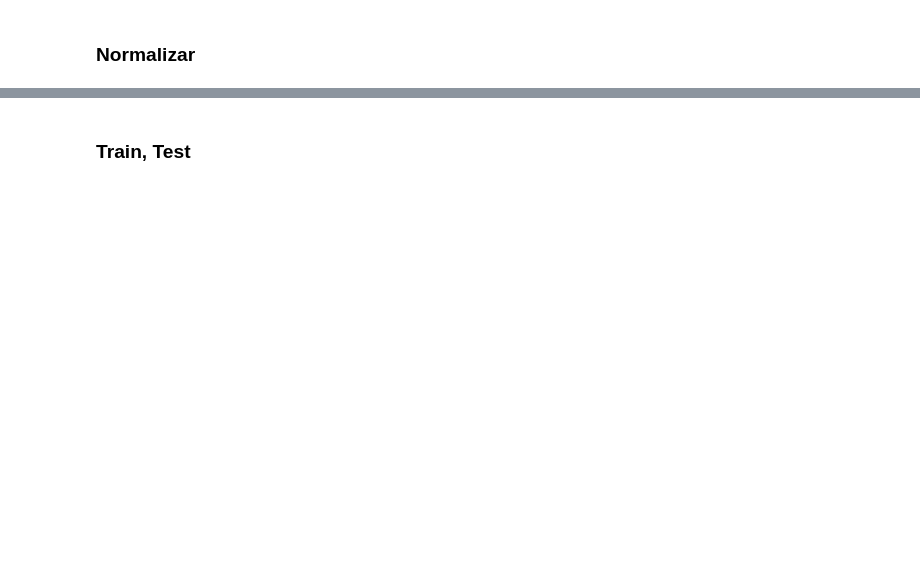
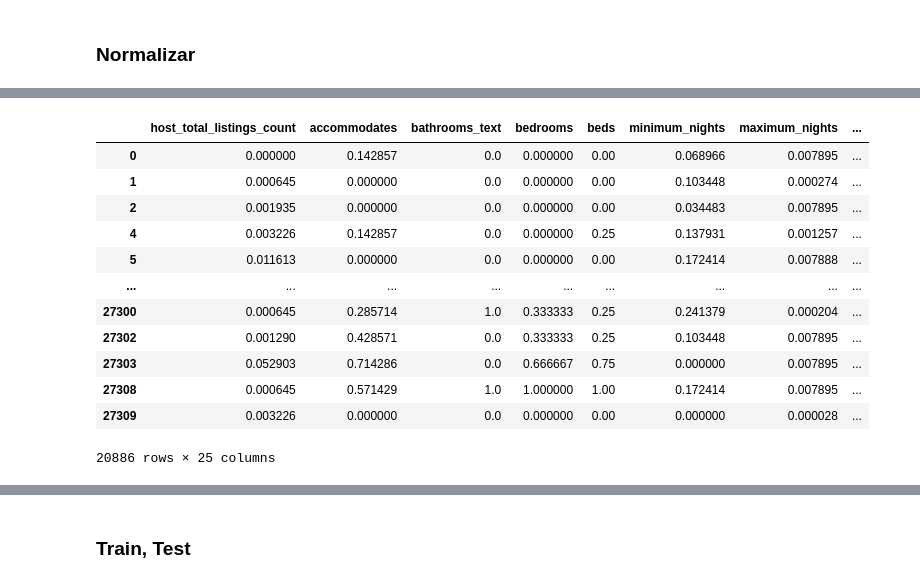
Before and after one commit to coisigna/dsb_p2_airbnb_price_predictor, a Jupyter notebook: ipynbs/Europa_airbnb_Dani.ipynb, the cells around one changed output, grey strips where cells are left out. Cells and saved outputs as stored; diff of their text form; code cells hidden in the pictures; blank space fills up the shorter version.

```diff
--- a/ipynbs/Europa_airbnb_Dani.ipynb
+++ b/ipynbs/Europa_airbnb_Dani.ipynb
@@ -346,6 +399,8 @@ df["price"] = y_scaler.fit_transform(df[["price"]]).flatten()
 df.drop(["host_id", "id", "latitude", "longitude"], axis = 1, inplace = True)
 # %%
 df.drop(["instant_bookable", "host_verifications"], axis = 1, inplace = True)
+# %%
+df.dropna(inplace=True)
 # %%
 df.columns
 # %% [output]
@@ -357,4 +414,20 @@ Index(['host_total_listings_count', 'accommodates', 'bathrooms_text',
       dtype='object')
+# %%
+df
+# %% [output]
+|  | host_total_listings_count | accommodates | bathrooms_text | bedrooms | beds | minimum_nights | maximum_nights | ... |
+| 0 | 0.000000 | 0.142857 | 0.0 | 0.000000 | 0.00 | 0.068966 | 0.007895 | ... |
+| 1 | 0.000645 | 0.000000 | 0.0 | 0.000000 | 0.00 | 0.103448 | 0.000274 | ... |
+| 2 | 0.001935 | 0.000000 | 0.0 | 0.000000 | 0.00 | 0.034483 | 0.007895 | ... |
+| 4 | 0.003226 | 0.142857 | 0.0 | 0.000000 | 0.25 | 0.137931 | 0.001257 | ... |
+| 5 | 0.011613 | 0.000000 | 0.0 | 0.000000 | 0.00 | 0.172414 | 0.007888 | ... |
+| ... | ... | ... | ... | ... | ... | ... | ... | ... |
+| 27300 | 0.000645 | 0.285714 | 1.0 | 0.333333 | 0.25 | 0.241379 | 0.000204 | ... |
+| 27302 | 0.001290 | 0.428571 | 0.0 | 0.333333 | 0.25 | 0.103448 | 0.007895 | ... |
+| 27303 | 0.052903 | 0.714286 | 0.0 | 0.666667 | 0.75 | 0.000000 | 0.007895 | ... |
+| 27308 | 0.000645 | 0.571429 | 1.0 | 1.000000 | 1.00 | 0.172414 | 0.007895 | ... |
+| 27309 | 0.003226 | 0.000000 | 0.0 | 0.000000 | 0.00 | 0.000000 | 0.000028 | ... |
+20886 rows × 25 columns
 # %%
 X = df.drop(["price"], axis = 1)
 y = df["price"]
```
Also changed, not shown: parts of 33 cells of this notebook, 4 other files.
